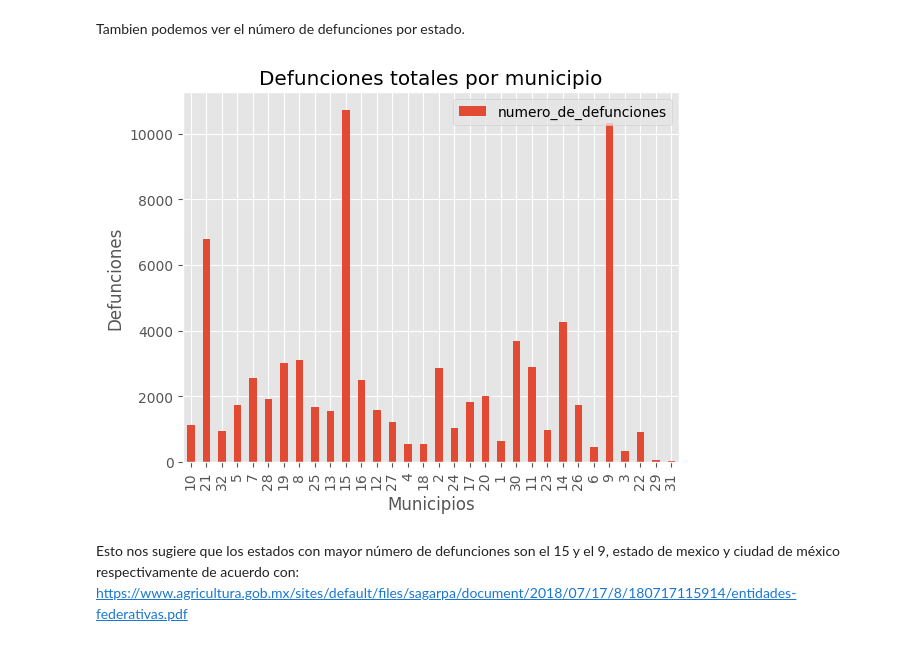
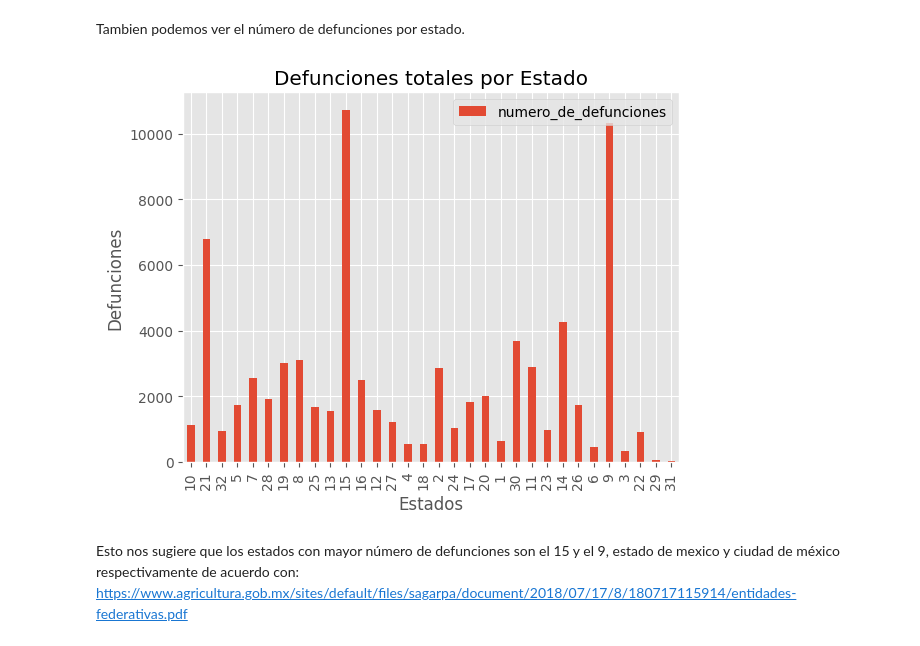
Before and after one commit to AlanJosueGC/mortalidad_mexico, a Jupyter notebook: Exceso_mortalidad.ipynb, the cells around one changed output. Drawn from its saved outputs; the diff is of its cells as text; code cells hidden in the pictures.

```diff
--- a/Exceso_mortalidad.ipynb
+++ b/Exceso_mortalidad.ipynb
@@ -70,16 +71,16 @@ Tambien podemos ver el número de defunciones por estado.
 # %%
 query = 'SELECT estado, COUNT(*) AS numero_de_defunciones FROM mortalidadmx GROUP BY estado;'
 data_df = fetch_data(query)
 def plot_data(df):
     with plt.style.context(('ggplot')):
         df.plot(kind='bar', x='estado', y='numero_de_defunciones')
-        plt.xlabel('Municipios')
+        plt.xlabel('Estados')
         plt.ylabel('Defunciones')
-        plt.title('Defunciones totales por municipio')
+        plt.title('Defunciones totales por Estado')
         plt.show()
 plot_data(data_df)
 # %% [output]
-[figure, old version]
+[figure, new version]
 # %% [markdown]
 Esto nos sugiere que los estados con mayor número de defunciones son el 15 y el 9, estado de mexico y ciudad de méxico respectivamente de acuerdo con: https://www.agricultura.gob.mx/sites/default/files/sagarpa/document/2018/07/17/8/180717115914/entidades-federativas.pdf
 # %% [markdown]
```
Also changed, not shown: parts of 8 cells of this notebook.
